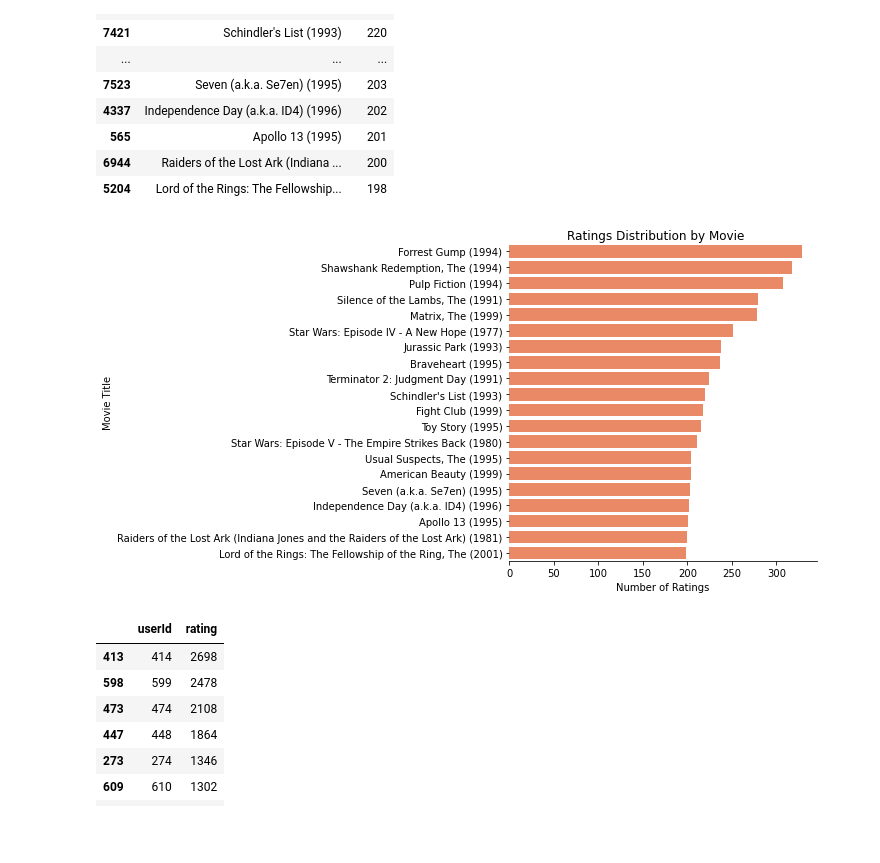
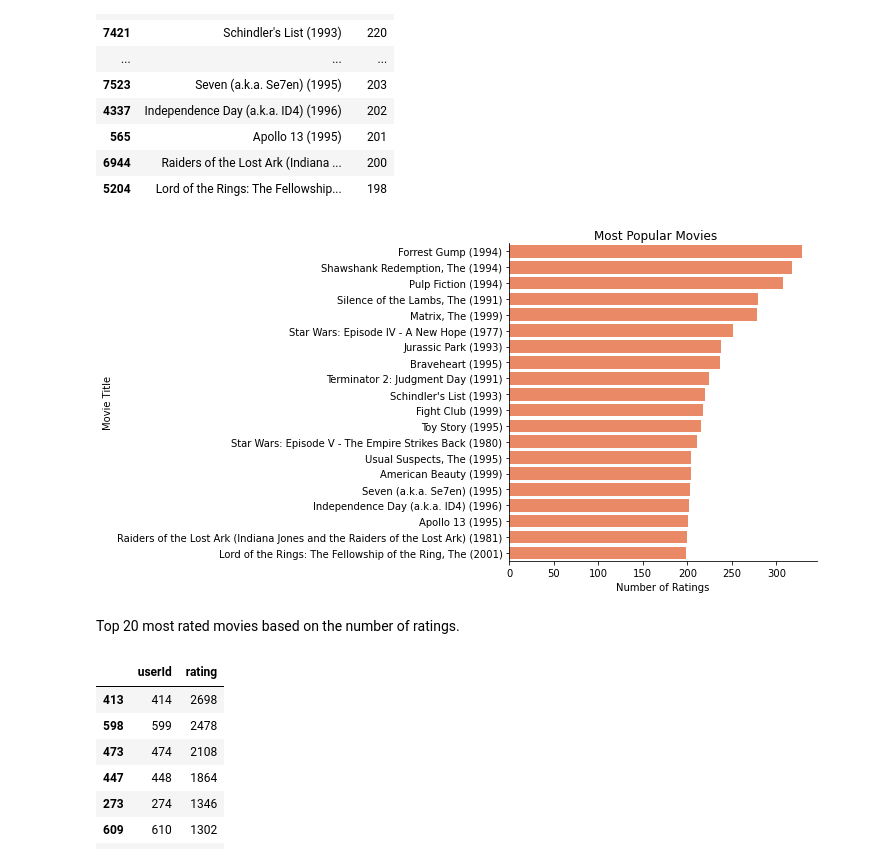
Before and after one commit to rusalka013/recommendation_project, a Jupyter notebook: Recommendation_system_project.ipynb, the cells around one changed output. Drawn from its saved outputs; the diff is of its cells as text; code cells hidden in the pictures; blank space fills up the shorter version.

```diff
--- a/Recommendation_system_project.ipynb
+++ b/Recommendation_system_project.ipynb
@@ -273,20 +297,22 @@ top_20_movies
 | 6944 | Raiders of the Lost Ark (Indiana ... | 200 |
 | 5204 | Lord of the Rings: The Fellowship... | 198 |
 # %%
-# Creating a bar plot
+# Creating a bar plot for Top 20 most popular movies.
 ax = sns.catplot(data = top_20_movies,
                  kind = 'bar',
                  x = 'rating',
                  y = 'title',
                  color = 'coral'
                 )
 
-ax.despine(left=True)
+ax.despine(left=False)
 ax.set_axis_labels('Number of Ratings', 'Movie Title')
-ax.fig.suptitle('Ratings Distribution by Movie', verticalalignment = 'center')
+ax.fig.suptitle('Most Popular Movies', verticalalignment = 'center')
 ax.savefig('Visuals/Ratings_dist_by_movie.png', bbox_inches='tight', dpi=600);
 # %% [output]
-[figure, old version]
+[figure, new version]
+# %% [markdown]
+Top 20 most rated movies based on the number of ratings.
 # %%
 # Ratings distribution by user
 rating_dist_user = ratings_df.groupby('userId')['rating'].count()
```
Also changed, not shown: parts of 24 cells of this notebook, 3 other files.
